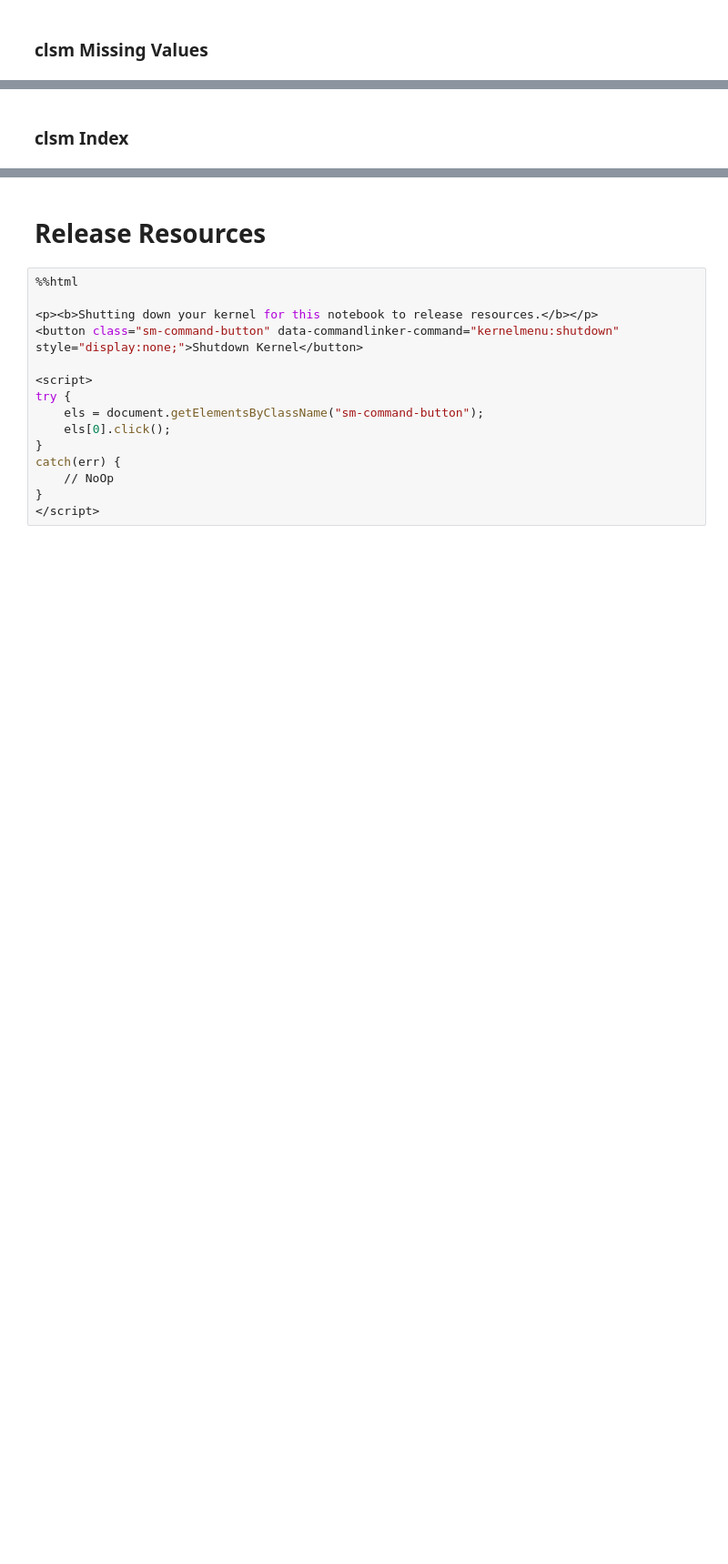
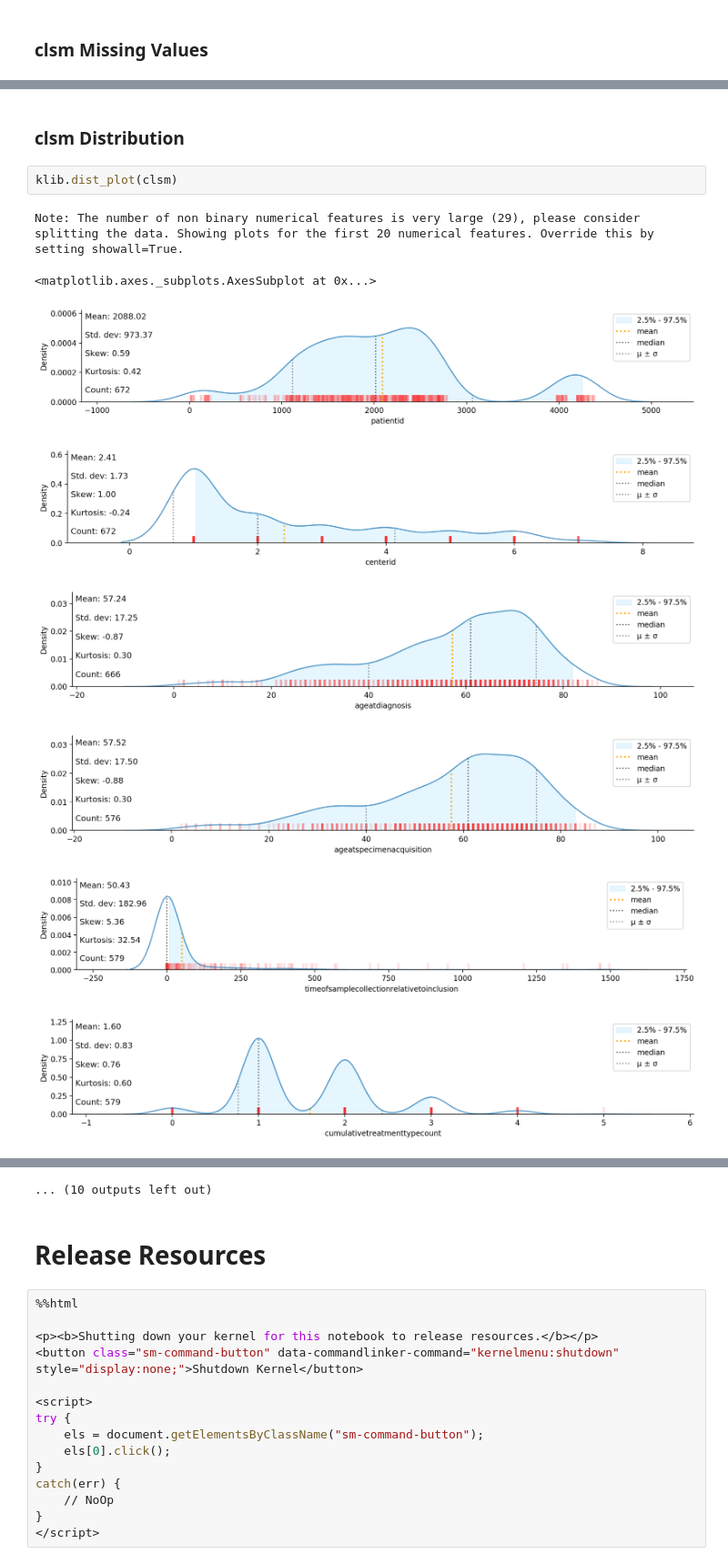
Before and after one commit to bearnest21/Identification-of-Acute-Myeloid-Leukemia-through-ML, a Jupyter notebook: ADS50801_Project_GR.ipynb, the cells around one changed output, grey strips where cells are left out. Shown at 91% size. Saved outputs shown, nothing was run; the diff lists cells and outputs as text; blank space fills up the shorter version.

```diff
--- a/ADS50801_Project_GR.ipynb
+++ b/ADS50801_Project_GR.ipynb
@@ -300,2 +328,13 @@ GridSpec(6, 6)
 # %% [markdown]
-### clsm Index
+### clsm Distribution
+# %%
+klib.dist_plot(clsm)
+# %% [output]
+Note: The number of non binary numerical features is very large (29), please consider splitting the data. Showing plots for the first 20 numerical features. Override this by setting showall=True.
+<matplotlib.axes._subplots.AxesSubplot at 0x...>
+[figure, added]
+[figure, added]
+[figure, added]
+[figure, added]
+[figure, added]
+[figure, added]
@@ -302,3 +345,4 @@ GridSpec(6, 6)
+... (10 outputs left out)
 # %% [markdown]
 # Release Resources
 # %%
```
Also changed, not shown: parts of 33 cells of this notebook.
